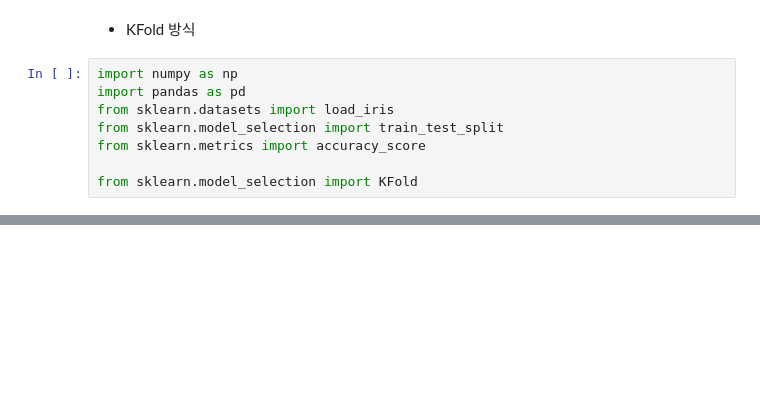
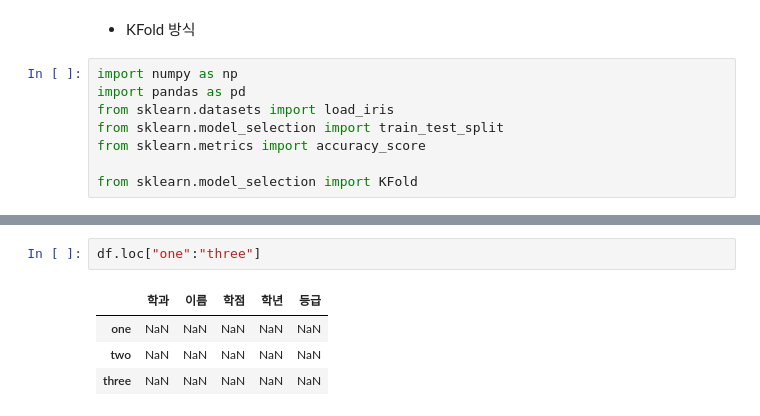
Before and after one commit to dhdmsdud/TIL, a Jupyter notebook: MachinLearning/ML_iris_classification[01].ipynb, the cells around one changed output, grey strips where cells are left out. Drawn from its saved outputs; the diff is of its cells as text; blank space fills up the shorter version.

```diff
--- a/MachinLearning/ML_iris_classification[01].ipynb
+++ b/MachinLearning/ML_iris_classification[01].ipynb
@@ -238,0 +468,7 @@ from sklearn.model_selection import KFold
+# %%
+df.loc["one":"three"]
+# %% [output]
+|  | 학과 | 이름 | 학점 | 학년 | 등급 |
+| one | NaN | NaN | NaN | NaN | NaN |
+| two | NaN | NaN | NaN | NaN | NaN |
+| three | NaN | NaN | NaN | NaN | NaN |
```
Also changed, not shown: parts of 23 cells of this notebook.
